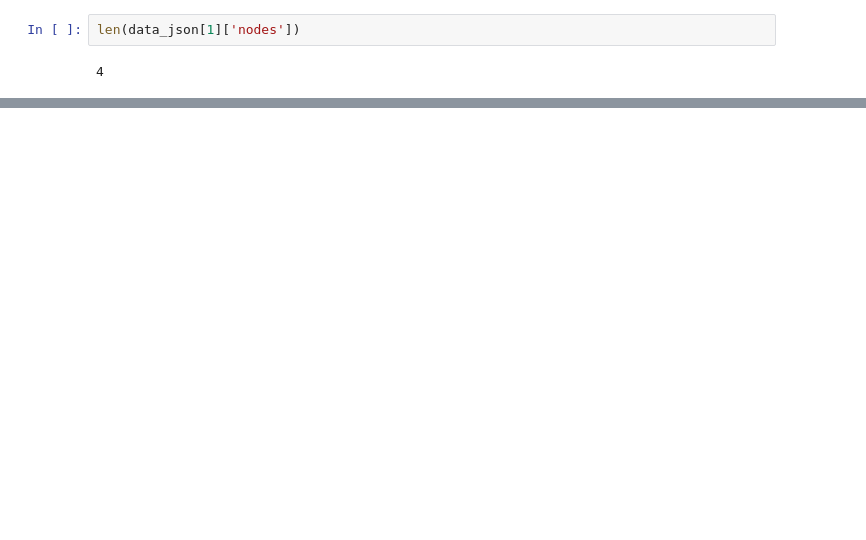
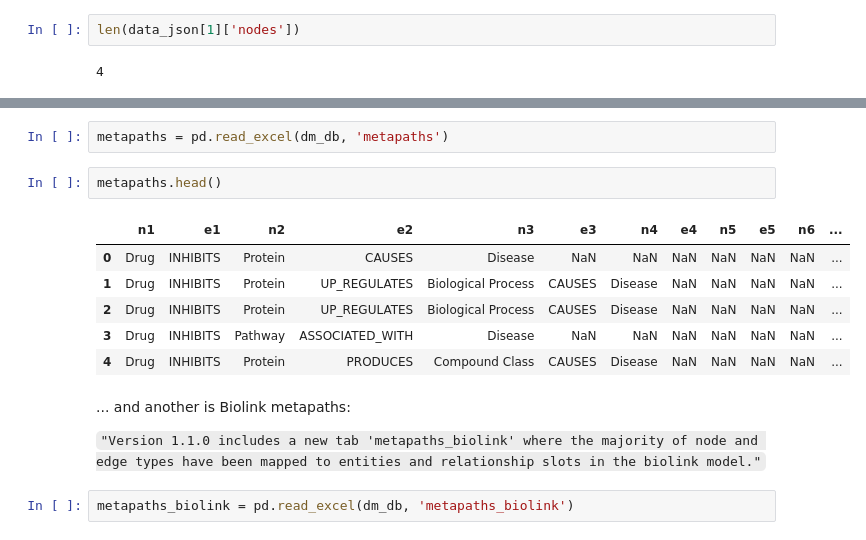
Before and after one commit to laurendelong21/MoA-Net, a Jupyter notebook: notebooks/exploration_drugmechdb.ipynb, the cells around one changed output, grey strips where cells are left out. Saved outputs shown, nothing was run; the diff lists cells and outputs as text; blank space fills up the shorter version.

Commit message:
Finished DrugMechDB exploration for now

```diff
--- a/notebooks/exploration_drugmechdb.ipynb
+++ b/notebooks/exploration_drugmechdb.ipynb
@@ -137,0 +190,17 @@ Counter({3: 25, 4: 24, 5: 7, 2: 6})
+# %%
+metapaths = pd.read_excel(dm_db, 'metapaths')
+# %%
+metapaths.head()
+# %% [output]
+|  | n1 | e1 | n2 | e2 | n3 | e3 | n4 | e4 | n5 | e5 | n6 | ... |
+| 0 | Drug | INHIBITS | Protein | CAUSES | Disease | NaN | NaN | NaN | NaN | NaN | NaN | ... |
+| 1 | Drug | INHIBITS | Protein | UP_REGULATES | Biological Process | CAUSES | Disease | NaN | NaN | NaN | NaN | ... |
+| 2 | Drug | INHIBITS | Protein | UP_REGULATES | Biological Process | CAUSES | Disease | NaN | NaN | NaN | NaN | ... |
+| 3 | Drug | INHIBITS | Pathway | ASSOCIATED_WITH | Disease | NaN | NaN | NaN | NaN | NaN | NaN | ... |
+| 4 | Drug | INHIBITS | Protein | PRODUCES | Compound Class | CAUSES | Disease | NaN | NaN | NaN | NaN | ... |
+# %% [markdown]
+... and another is Biolink metapaths:
+
+`"Version 1.1.0 includes a new tab 'metapaths_biolink' where the majority of node and edge types have been mapped to entities and relationship slots in the biolink model."`
+# %%
+metapaths_biolink = pd.read_excel(dm_db, 'metapaths_biolink')
```
Also changed, not shown: parts of 44 cells of this notebook.
